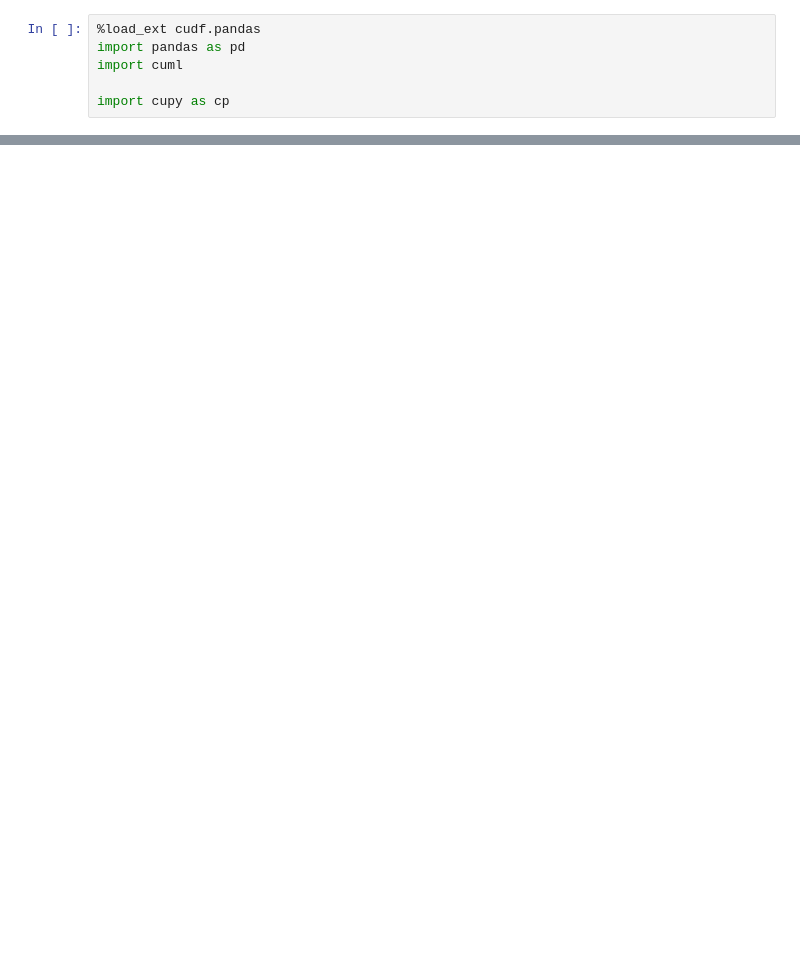
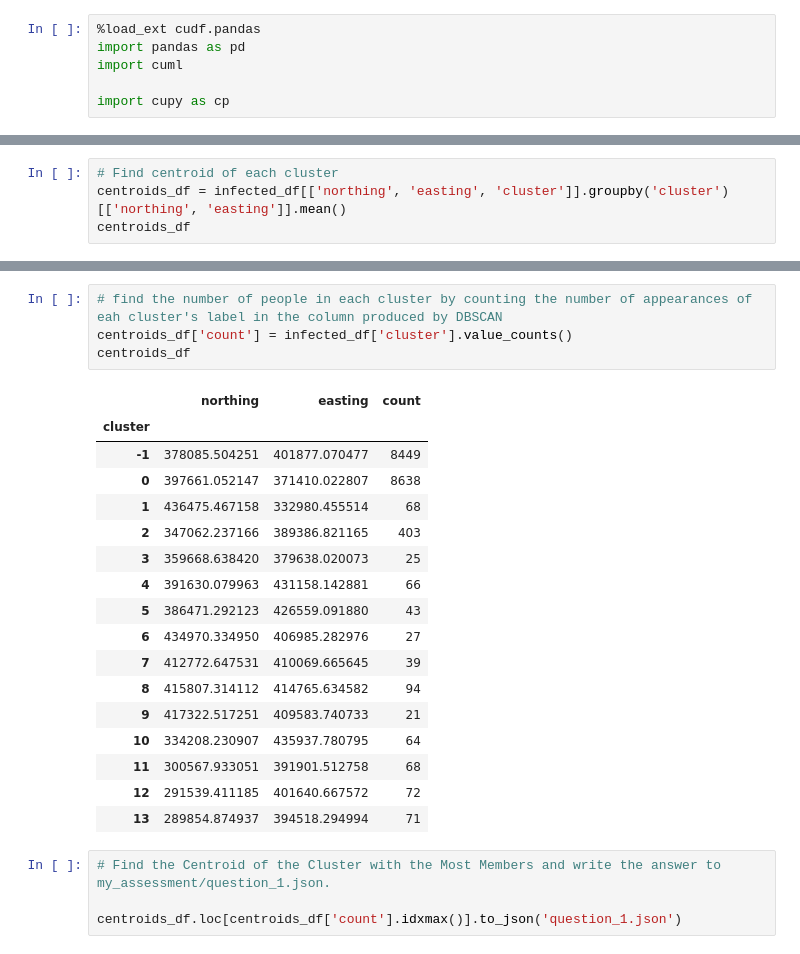
Before and after one commit to Richsrivastava/End-End_Data_Science_Workflows, a Jupyter notebook: Dense_Geographic_Cluster_Estimate_FindInfected.ipynb, the cells around one changed output, grey strips where cells are left out. Drawn from its saved outputs; the diff is of its cells as text; blank space fills up the shorter version.

```diff
--- a/Dense_Geographic_Cluster_Estimate_FindInfected.ipynb
+++ b/Dense_Geographic_Cluster_Estimate_FindInfected.ipynb
@@ -101,0 +160,4 @@ KeyError: 'lat'
+# %%
+# Find centroid of each cluster
+centroids_df = infected_df[['northing', 'easting', 'cluster']].groupby('cluster')[['northing', 'easting']].mean()
+centroids_df
@@ -101,0 +182,26 @@ KeyError: 'lat'
+# %%
+# find the number of people in each cluster by counting the number of appearances of eah cluster's label in the column produced by DBSCAN
+centroids_df['count'] = infected_df['cluster'].value_counts()
+centroids_df
+# %% [output]
+|  | northing | easting | count |
+| cluster |  |  |  |
+| -1 | 378085.504251 | 401877.070477 | 8449 |
+| 0 | 397661.052147 | 371410.022807 | 8638 |
+| 1 | 436475.467158 | 332980.455514 | 68 |
+| 2 | 347062.237166 | 389386.821165 | 403 |
+| 3 | 359668.638420 | 379638.020073 | 25 |
+| 4 | 391630.079963 | 431158.142881 | 66 |
+| 5 | 386471.292123 | 426559.091880 | 43 |
+| 6 | 434970.334950 | 406985.282976 | 27 |
+| 7 | 412772.647531 | 410069.665645 | 39 |
+| 8 | 415807.314112 | 414765.634582 | 94 |
+| 9 | 417322.517251 | 409583.740733 | 21 |
+| 10 | 334208.230907 | 435937.780795 | 64 |
+| 11 | 300567.933051 | 391901.512758 | 68 |
+| 12 | 291539.411185 | 401640.667572 | 72 |
+| 13 | 289854.874937 | 394518.294994 | 71 |
+# %%
+# Find the Centroid of the Cluster with the Most Members and write the answer to my_assessment/question_1.json.
+
+centroids_df.loc[centroids_df['count'].idxmax()].to_json('question_1.json')
```
Also changed, not shown: parts of 8 cells of this notebook.
